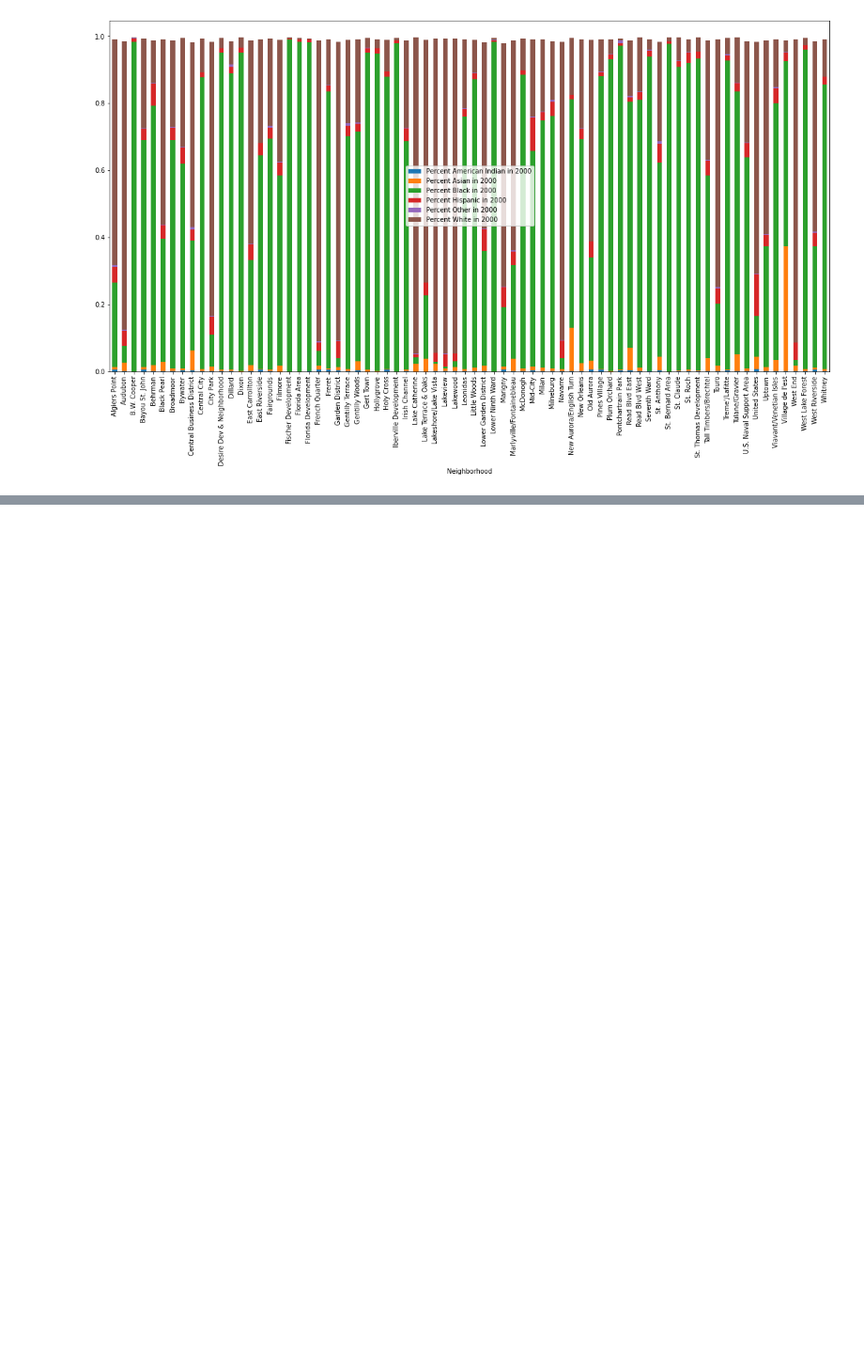
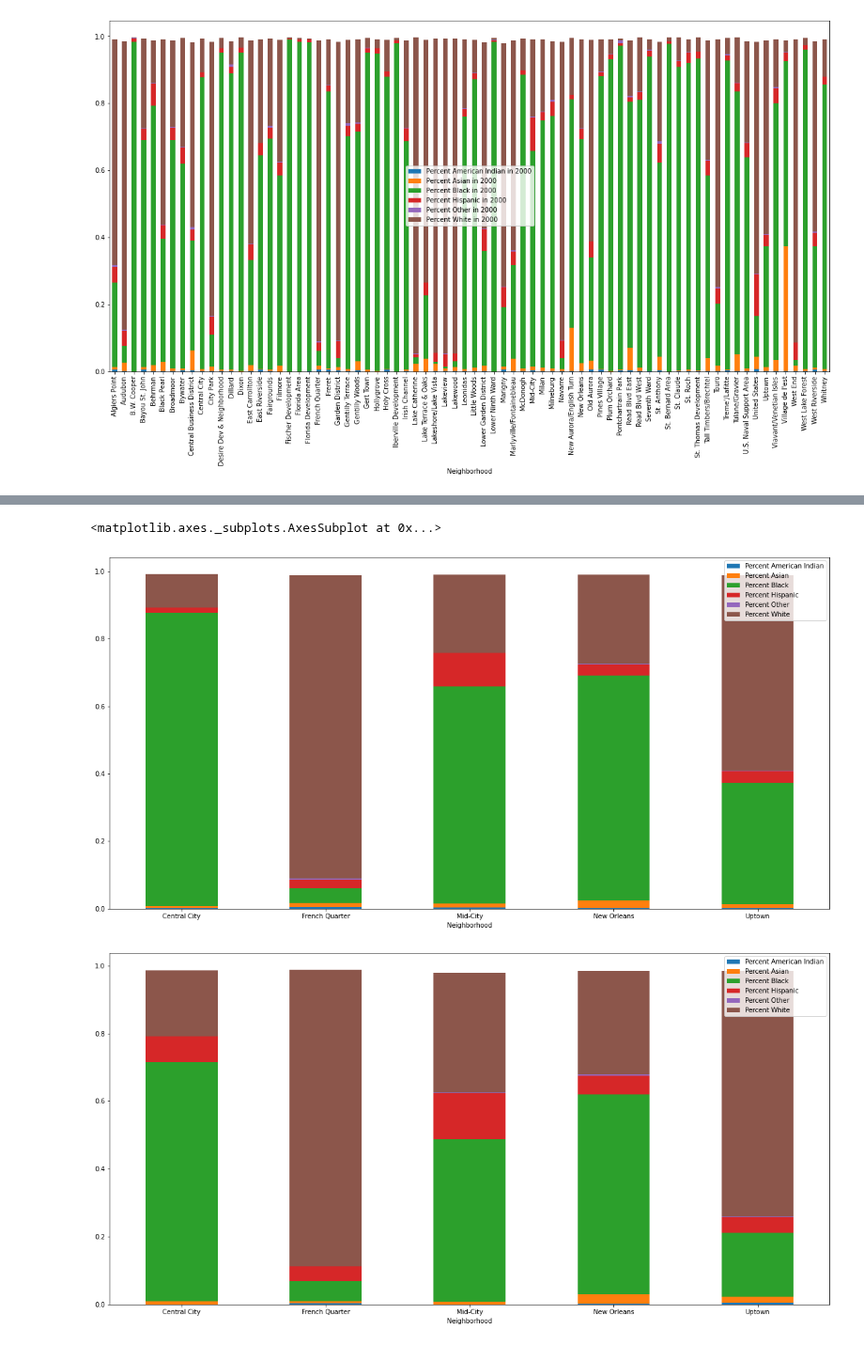
Before and after one commit to leosimanonok/DataScienceFinalTutorial, a Jupyter notebook: Leah.ipynb, the cells around one changed output, grey strips where cells are left out. Shown at 94% size. Drawn from its saved outputs; the diff is of its cells as text; code cells hidden in the pictures; blank space fills up the shorter version.

```diff
--- a/Leah.ipynb
+++ b/Leah.ipynb
@@ -270,0 +413,24 @@ race_2014.plot.bar(stacked=True, figsize=(20,10))
+# %%
+#New columns
+cols = ['Percent Black', 'Percent White', 'Percent Asian', 'Percent American Indian',
+        'Percent Hispanic', 'Percent Other']
+race_in2000 = race_df.filter(regex='2000$',axis=1)
+race_in2000.columns = cols
+race_in2000['Neighborhood'] = race_df['Neighborhood']
+race_in2000['Year'] = '2000'
+race_in2000
+
+race_in2018 = race_df.filter(regex='201.$',axis=1)
+race_in2018.columns = cols
+race_in2018['Neighborhood'] = race_df['Neighborhood']
+race_in2018['Year'] = '2014-2018'
+race_in2018
+
+both = pd.concat([race_in2000, race_in2018])
+both
+subset = both[race_income.Neighborhood.isin(neighborhoods)]
+subset1 = race_in2000[race_income.Neighborhood.isin(neighborhoods)]
+subset1.pivot_table(index='Neighborhood', values=cols).plot.bar(stacked=True, rot=0, figsize=(20,10))
+subset2 = race_in2018[race_income.Neighborhood.isin(neighborhoods)]
+subset2.pivot_table(index='Neighborhood', values=cols).plot.bar(stacked=True, rot=0, figsize=(20,10))
+# %% [output]
@@ -270,0 +457,3 @@ race_2014.plot.bar(stacked=True, figsize=(20,10))
+<matplotlib.axes._subplots.AxesSubplot at 0x...>
+[figure, added]
+[figure, added]
```
Also changed, not shown: parts of 11 cells of this notebook.
